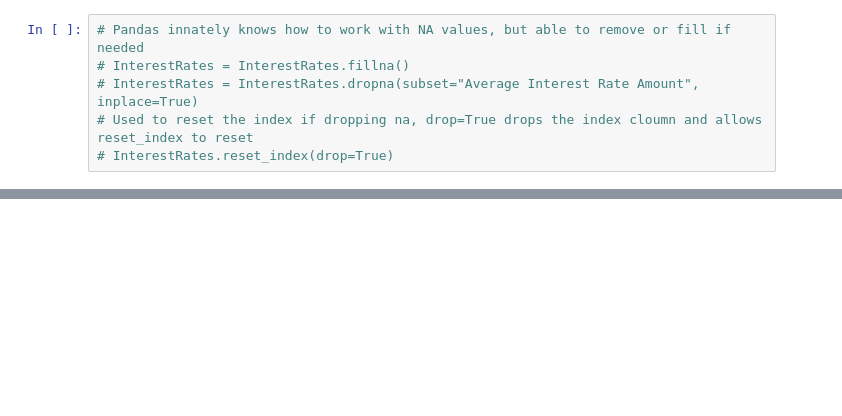
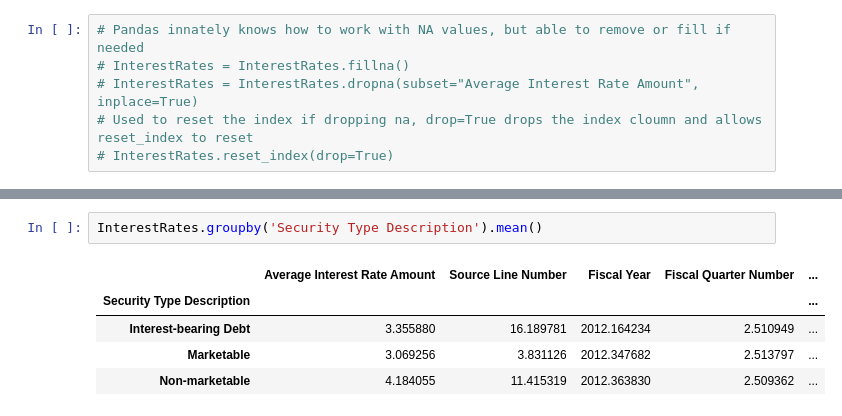
Before and after one commit to felabonte/DataMiningFinalProject, a Jupyter notebook: CS6220_DataMining_FinalProject.ipynb, the cells around one changed output, grey strips where cells are left out. Drawn from its saved outputs; the diff is of its cells as text; blank space fills up the shorter version.

```diff
--- a/CS6220_DataMining_FinalProject.ipynb
+++ b/CS6220_DataMining_FinalProject.ipynb
@@ -136,0 +82,8 @@ dtype: object
+# %%
+InterestRates.groupby('Security Type Description').mean()
+# %% [output]
+|  | Average Interest Rate Amount | Source Line Number | Fiscal Year | Fiscal Quarter Number | ... |
+| Security Type Description |  |  |  |  | ... |
+| Interest-bearing Debt | 3.355880 | 16.189781 | 2012.164234 | 2.510949 | ... |
+| Marketable | 3.069256 | 3.831126 | 2012.347682 | 2.513797 | ... |
+| Non-marketable | 4.184055 | 11.415319 | 2012.363830 | 2.509362 | ... |
```
Also changed, not shown: parts of 12 cells of this notebook.
